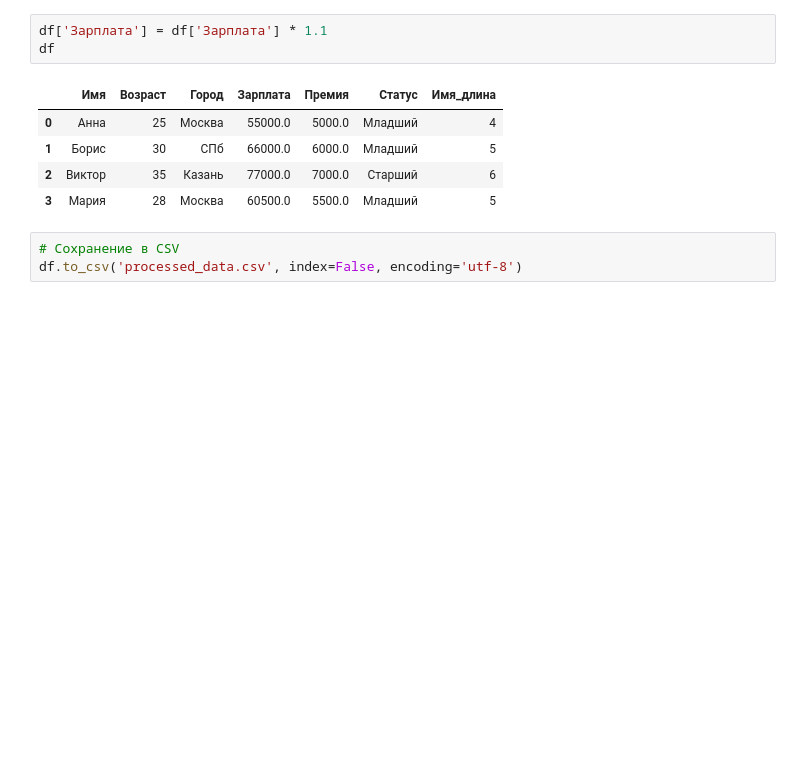
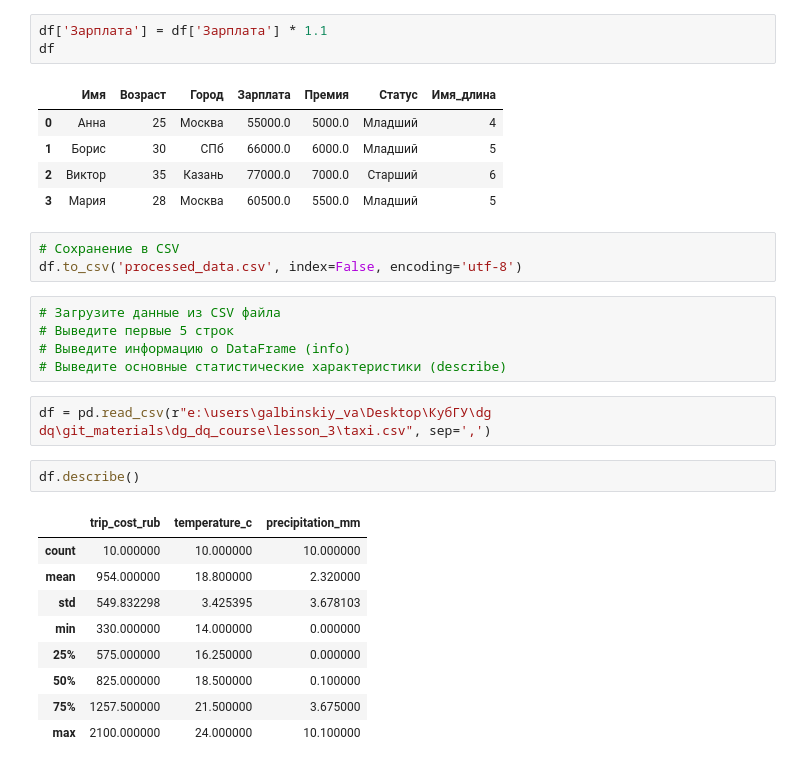
Before and after one commit to sql-for-students-2025/dg_dq_course, a Jupyter notebook: lesson_3/cw3.ipynb, the cells around one changed output. Drawn from its saved outputs; the diff is of its cells as text; blank space fills up the shorter version.

```diff
--- a/lesson_3/cw3.ipynb
+++ b/lesson_3/cw3.ipynb
@@ -292,3 +291,22 @@ df
 # %%
 # Сохранение в CSV
 df.to_csv('processed_data.csv', index=False, encoding='utf-8')
+# %%
+# Загрузите данные из CSV файла
+# Выведите первые 5 строк
+# Выведите информацию о DataFrame (info)
+# Выведите основные статистические характеристики (describe)
+# %%
+df = pd.read_csv(r"e:\users\galbinskiy_va\Desktop\КубГУ\dg dq\git_materials\dg_dq_course\lesson_3\taxi.csv", sep=',')
+# %%
+df.describe()
+# %% [output]
+|  | trip_cost_rub | temperature_c | precipitation_mm |
+| count | 10.000000 | 10.000000 | 10.000000 |
+| mean | 954.000000 | 18.800000 | 2.320000 |
+| std | 549.832298 | 3.425395 | 3.678103 |
+| min | 330.000000 | 14.000000 | 0.000000 |
+| 25% | 575.000000 | 16.250000 | 0.000000 |
+| 50% | 825.000000 | 18.500000 | 0.100000 |
+| 75% | 1257.500000 | 21.500000 | 3.675000 |
+| max | 2100.000000 | 24.000000 | 10.100000 |
```
Also changed, not shown: parts of 8 cells of this notebook, 4 other files.
